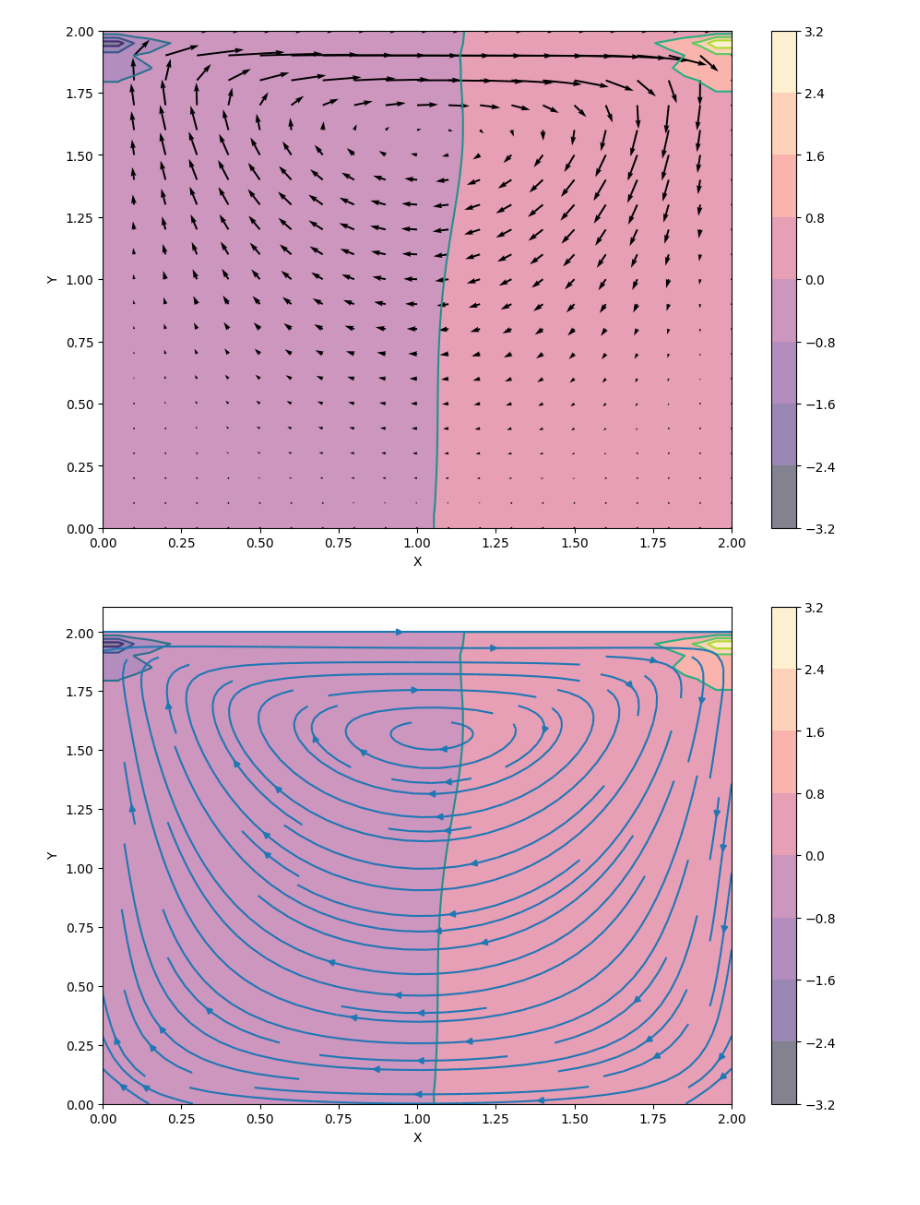
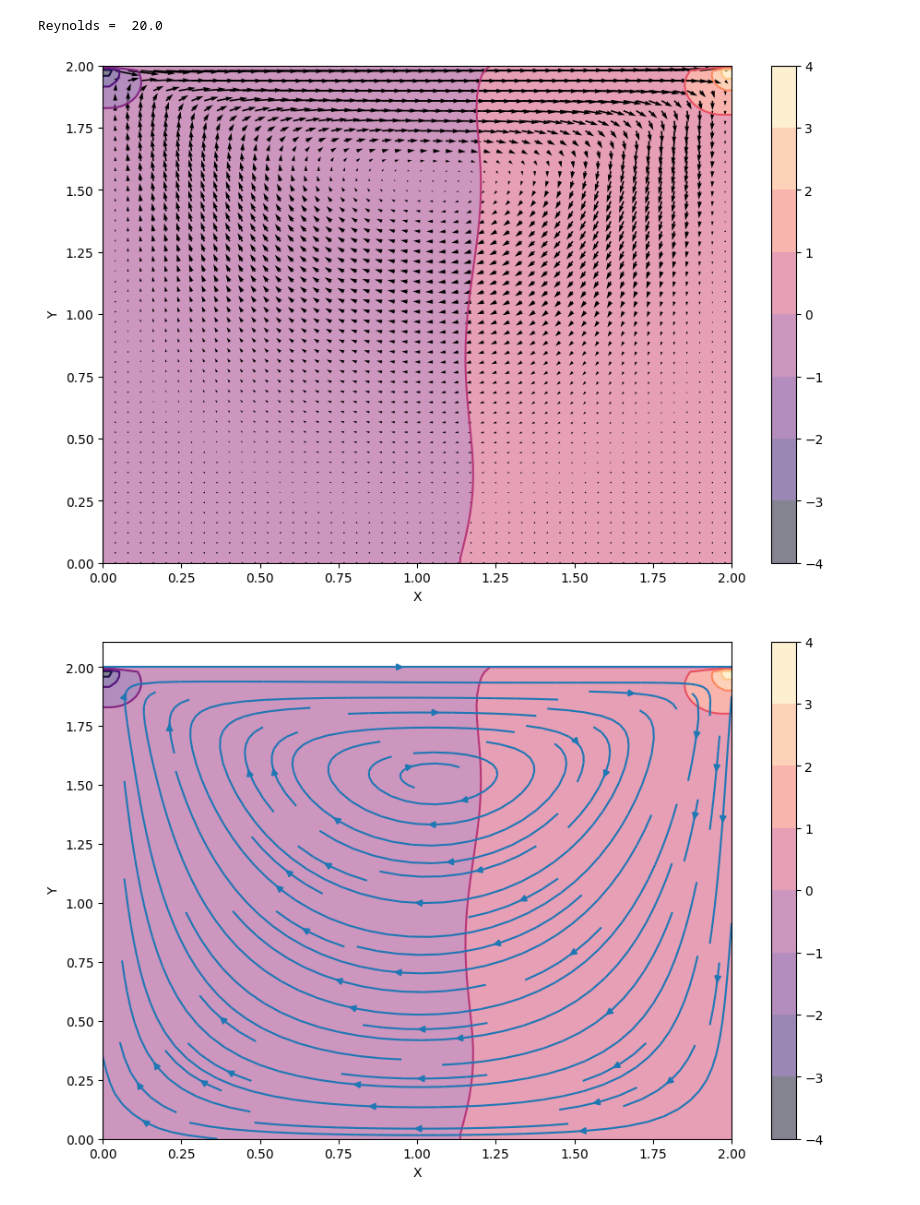
Before and after one commit to costpetrides/Fluid-Dynamics-Navier-Stokes, a Jupyter notebook: 2D-Cavity-Flow.ipynb, the cells around one changed output. Drawn from its saved outputs; the diff is of its cells as text; code cells hidden in the pictures.

Commit message:
2D Cavity Flow using Finite Difference Method

```diff
--- a/2D-Cavity-Flow.ipynb
+++ b/2D-Cavity-Flow.ipynb
@@ -3,11 +58,14 @@
 # %%
+# Libraries we should need !
 import numpy
 from matplotlib import pyplot, cm
 from mpl_toolkits.mplot3d import Axes3D
+import matplotlib.pyplot as plt
+
 
 # Parameters
-nx = 41
-ny = 41
+nx = 100
+ny = 100
 nt = 500
 nit = 50
 c = 1
@@ -26,7 +84,8 @@ v = numpy.zeros((ny, nx))
 p = numpy.zeros((ny, nx))
 b = numpy.zeros((ny, nx))
 
-# Used as a helper method for momentum equation
+
+# A helper method for momentum equation !
 def build_up_b(b, rho, dt, u, v, dx, dy):
 
     b[1:-1, 1:-1] = (rho * (1 / dt *
@@ -59,7 +118,6 @@ def pressure_poisson(p, dx, dy, b):
         p[-1, :] = 0        # p = 0 at y = 2
 
     return p
-
 
 # Solves a discretized Navier Stokes in an iterative manner
 # Initial condition set to simulate lid-driven cavity flow
@@ -103,37 +161,41 @@ def cavity_flow(nt, u, v, dt, dx, dy, p, rho, nu):
         u[-1, :] = 1    # set velocity on cavity lid equal to 1
         v[0, :]  = 0
         v[-1, :] = 0
         v[:, 0]  = 0
         v[:, -1] = 0
 
 
     return u, v, p
 
 u = numpy.zeros((ny, nx))
 v = numpy.zeros((ny, nx))
 p = numpy.zeros((ny, nx))
 b = numpy.zeros((ny, nx))
-nt = 700
+nt = 1000
+rho = 1
+nu = 0.1
+print('Reynolds =  ' + str(rho*2/nu))
 u, v, p = cavity_flow(nt, u, v, dt, dx, dy, p, rho, nu)
 
 
-# Quiverplot for nt = 700
+# Quiverplot
 fig = plt.figure(figsize=(11, 7), dpi=100)
 plt.contourf(X, Y, p, alpha=0.5, cmap=cm.magma)
 plt.colorbar()
-plt.contour(X, Y, p, cmap=cm.viridis)
+plt.contour(X, Y, p, cmap=cm.magma)
 plt.quiver(X[::2, ::2], Y[::2, ::2], u[::2, ::2], v[::2, ::2])
 plt.xlabel('X')
 plt.ylabel('Y');
 
-# Streamplot for nt = 700
+# Streamplot
 fig = plt.figure(figsize=(11, 7), dpi=100)
 plt.contourf(X, Y, p, alpha=0.5, cmap=cm.magma)
 plt.colorbar()
-plt.contour(X, Y, p, cmap=cm.viridis)
+plt.contour(X, Y, p, cmap=cm.magma)
 plt.streamplot(X, Y, u, v)
 plt.xlabel('X')
 plt.ylabel('Y');
 # %% [output]
+Reynolds =  20.0
-[figure, old version]
+[figure, new version]
-[figure, old version]
+[figure, new version]
```
Also changed, not shown: parts of 2 cells of this notebook.
